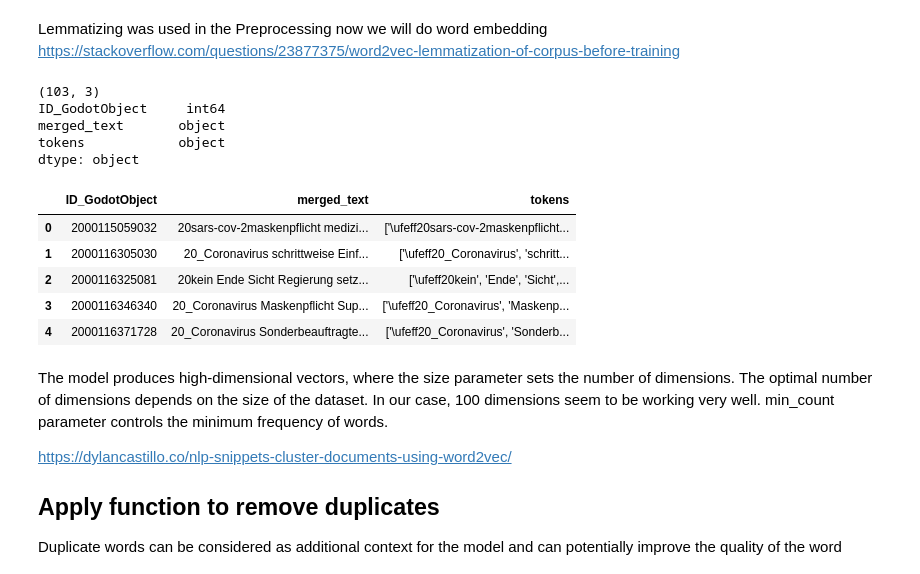
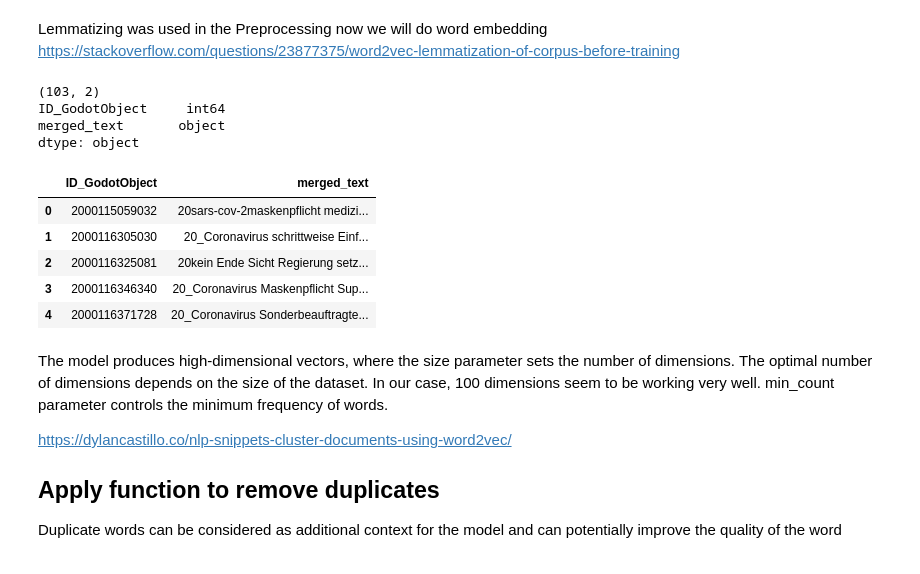
Before and after one commit to lukasthekid/corona-mask-requirement-nlp-analysis, a Jupyter notebook: content/clustering/KNN_Sentiment.ipynb, the cells around one changed output. Cells and saved outputs as stored; diff of their text form; code cells hidden in the pictures.

```diff
--- a/content/clustering/KNN_Sentiment.ipynb
+++ b/content/clustering/KNN_Sentiment.ipynb
@@ -21,22 +31,21 @@ Lemmatizing was used in the Preprocessing now we will do word embedding
 https://stackoverflow.com/questions/23877375/word2vec-lemmatization-of-corpus-before-training
 # %%
 df = pd.read_csv('../../data/p_content.csv')
-df1 = df[['ID_GodotObject','merged_text','tokens']]
+df1 = df[['ID_GodotObject','merged_text']]
 print(df1.shape)
 print(df1.dtypes)
 df1.head()
 # %% [output]
-(103, 3)
+(103, 2)
 ID_GodotObject     int64
 merged_text       object
-tokens            object
 dtype: object
-|  | ID_GodotObject | merged_text | tokens |
-| 0 | 2000115059032 | ﻿20sars-cov-2maskenpflicht medizi... | ['\ufeff20sars-cov-2maskenpflicht... |
-| 1 | 2000116305030 | ﻿20_Coronavirus schrittweise Einf... | ['\ufeff20_Coronavirus', 'schritt... |
-| 2 | 2000116325081 | ﻿20kein Ende Sicht Regierung setz... | ['\ufeff20kein', 'Ende', 'Sicht',... |
-| 3 | 2000116346340 | ﻿20_Coronavirus Maskenpflicht Sup... | ['\ufeff20_Coronavirus', 'Maskenp... |
-| 4 | 2000116371728 | ﻿20_Coronavirus Sonderbeauftragte... | ['\ufeff20_Coronavirus', 'Sonderb... |
+|  | ID_GodotObject | merged_text |
+| 0 | 2000115059032 | ﻿20sars-cov-2maskenpflicht medizi... |
+| 1 | 2000116305030 | ﻿20_Coronavirus schrittweise Einf... |
+| 2 | 2000116325081 | ﻿20kein Ende Sicht Regierung setz... |
+| 3 | 2000116346340 | ﻿20_Coronavirus Maskenpflicht Sup... |
+| 4 | 2000116371728 | ﻿20_Coronavirus Sonderbeauftragte... |
 # %% [markdown]
 The model produces high-dimensional vectors, where the size parameter sets the number of dimensions. The optimal number of dimensions depends on the size of the dataset. In our case, 100 dimensions seem to be working very well. min_count parameter controls the minimum frequency of words.
 
```
Also changed, not shown: parts of 11 cells of this notebook, 16 other files.
